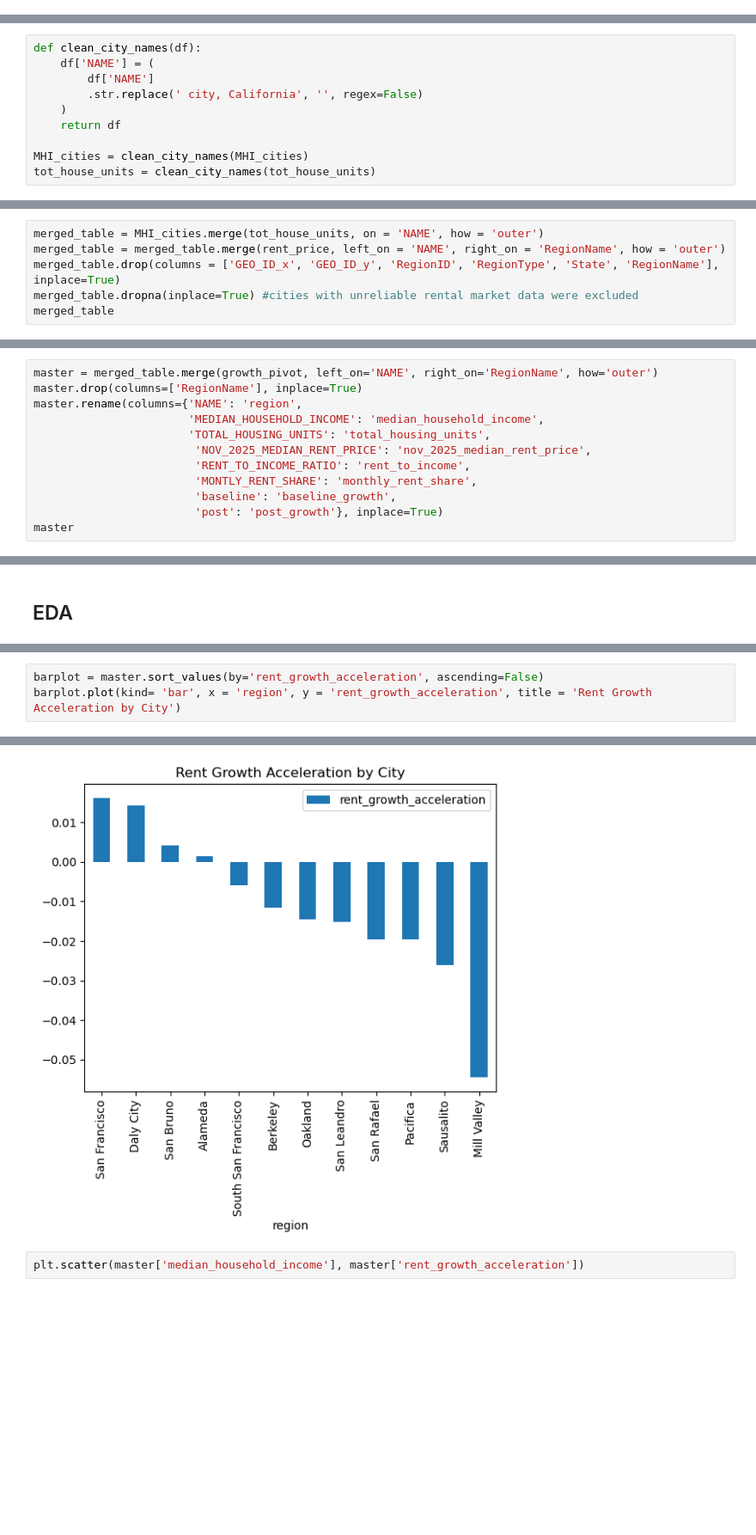
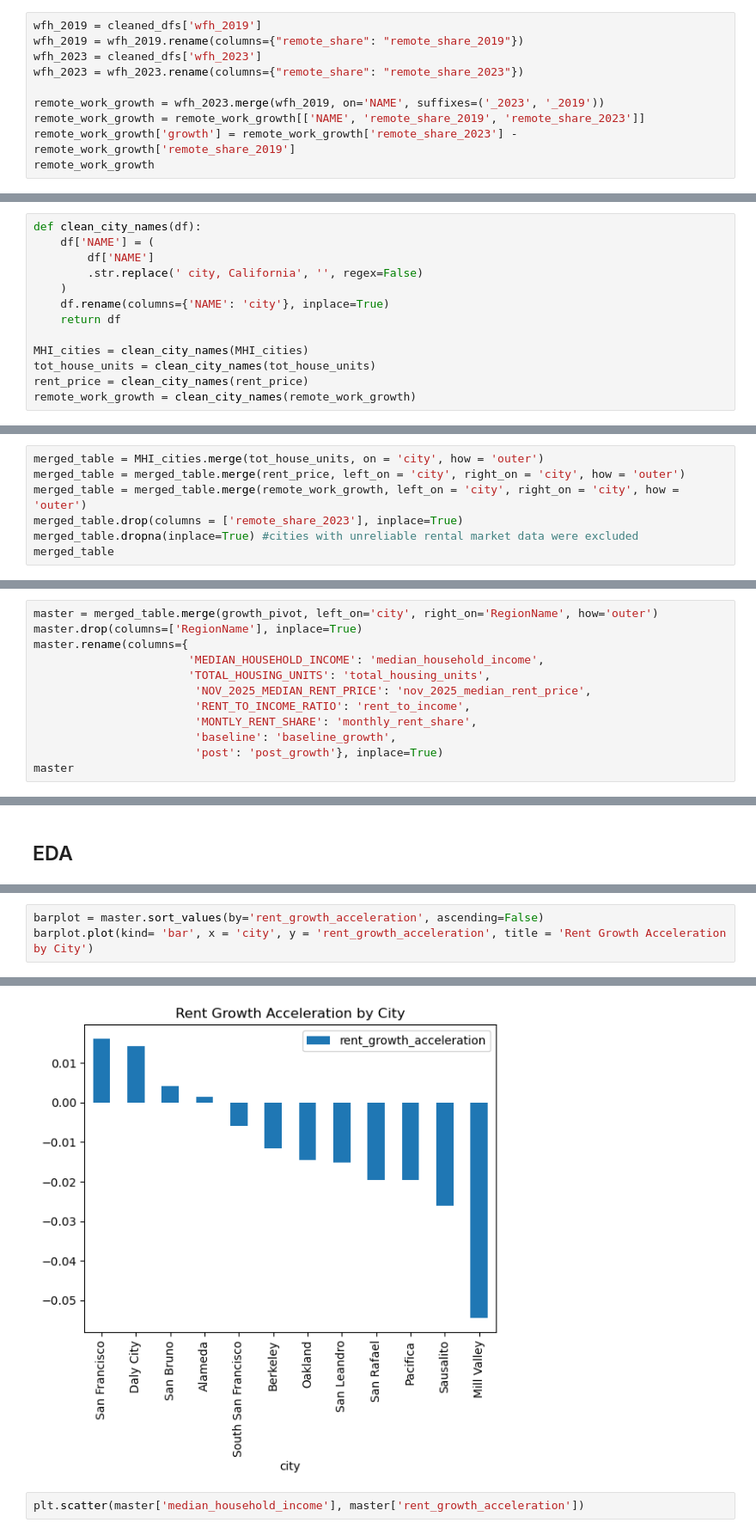
Before and after one commit to jagresti/remote-work-housing, a Jupyter notebook: city_data.ipynb, the cells around one changed output, grey strips where cells are left out. Shown at 86% size. Cells and saved outputs as stored; diff of their text form; blank space fills up the shorter version.

Commit message:
tidied data cleaning section

```diff
--- a/city_data.ipynb
+++ b/city_data.ipynb
@@ -283,0 +287,10 @@ for table in tables:
+# %%
+wfh_2019 = cleaned_dfs['wfh_2019']
+wfh_2019 = wfh_2019.rename(columns={"remote_share": "remote_share_2019"})
+wfh_2023 = cleaned_dfs['wfh_2023']
+wfh_2023 = wfh_2023.rename(columns={"remote_share": "remote_share_2023"})
+
+remote_work_growth = wfh_2023.merge(wfh_2019, on='NAME', suffixes=('_2023', '_2019'))
+remote_work_growth = remote_work_growth[['NAME', 'remote_share_2019', 'remote_share_2023']]
+remote_work_growth['growth'] = remote_work_growth['remote_share_2023'] - remote_work_growth['remote_share_2019']
+remote_work_growth
@@ -289,10 +317,13 @@ def clean_city_names(df):
         df['NAME']
         .str.replace(' city, California', '', regex=False)
     )
+    df.rename(columns={'NAME': 'city'}, inplace=True)
     return df
 
 MHI_cities = clean_city_names(MHI_cities)
 tot_house_units = clean_city_names(tot_house_units)
+rent_price = clean_city_names(rent_price)
+remote_work_growth = clean_city_names(remote_work_growth)
 # %%
 MHI_cities.info()
 # %% [output]
@@ -337,7 +377,8 @@ memory usage: 576.0+ bytes
 # %%
-merged_table = MHI_cities.merge(tot_house_units, on = 'NAME', how = 'outer')
-merged_table = merged_table.merge(rent_price, left_on = 'NAME', right_on = 'RegionName', how = 'outer')
-merged_table.drop(columns = ['GEO_ID_x', 'GEO_ID_y', 'RegionID', 'RegionType', 'State', 'RegionName'], inplace=True)
+merged_table = MHI_cities.merge(tot_house_units, on = 'city', how = 'outer')
+merged_table = merged_table.merge(rent_price, left_on = 'city', right_on = 'city', how = 'outer')
+merged_table = merged_table.merge(remote_work_growth, left_on = 'city', right_on = 'city', how = 'outer')
+merged_table.drop(columns = ['remote_share_2023'], inplace=True)
 merged_table.dropna(inplace=True) #cities with unreliable rental market data were excluded
 merged_table
 # %% [output]
@@ -582,9 +627,9 @@ growth_pivot.sort_values(by='rent_growth_acceleration', ascending=False)
 | 10 | Sausalito | 0.056601 | 0.030400 | -0.026201 |
 | 3 | Mill Valley | 0.089103 | 0.034643 | -0.054460 |
 # %%
-master = merged_table.merge(growth_pivot, left_on='NAME', right_on='RegionName', how='outer')
+master = merged_table.merge(growth_pivot, left_on='city', right_on='RegionName', how='outer')
 master.drop(columns=['RegionName'], inplace=True)
-master.rename(columns={'NAME': 'region',
+master.rename(columns={
                        'MEDIAN_HOUSEHOLD_INCOME': 'median_household_income',
                        'TOTAL_HOUSING_UNITS': 'total_housing_units',
                         'NOV_2025_MEDIAN_RENT_PRICE': 'nov_2025_median_rent_price',
@@ -720,4 +782,4 @@ plt.show()
 # %%
 barplot = master.sort_values(by='rent_growth_acceleration', ascending=False)
-barplot.plot(kind= 'bar', x = 'region', y = 'rent_growth_acceleration', title = 'Rent Growth Acceleration by City')
+barplot.plot(kind= 'bar', x = 'city', y = 'rent_growth_acceleration', title = 'Rent Growth Acceleration by City')
 # %% [output]
@@ -725,4 +787,4 @@ barplot.plot(kind= 'bar', x = 'region', y = 'rent_growth_acceleration', title =
-[figure, old version]
+[figure, new version]
 # %%
 plt.scatter(master['median_household_income'], master['rent_growth_acceleration'])
 # %% [output]
```
Also changed, not shown: parts of 27 cells of this notebook, 1 other file.
